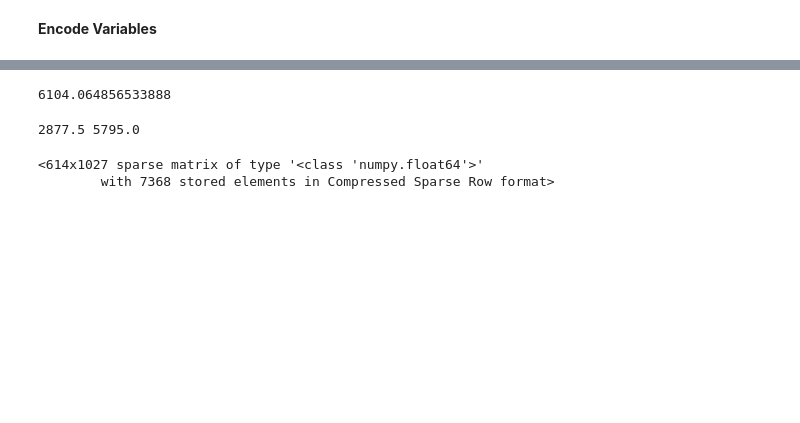
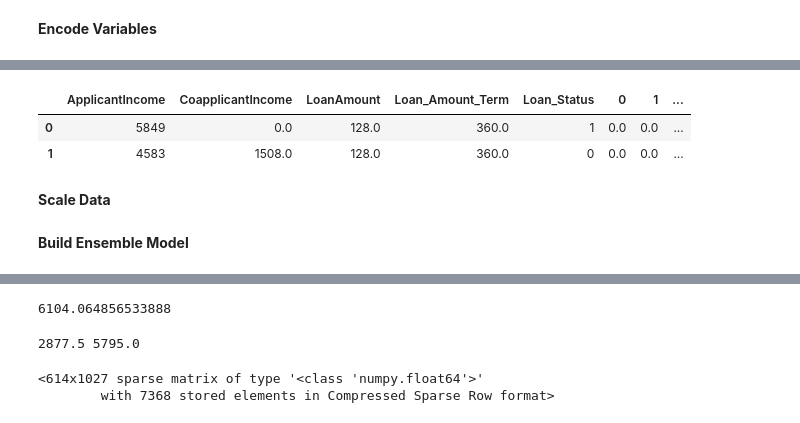
Before and after one commit to JWackerow/Loan-Prediction, a Jupyter notebook: Loan_Prediction.ipynb, the cells around one changed output, grey strips where cells are left out. Cells and saved outputs as stored; diff of their text form; code cells hidden in the pictures; blank space fills up the shorter version.

Commit message:
Added scaling and created ensemble

```diff
--- a/Loan_Prediction.ipynb
+++ b/Loan_Prediction.ipynb
@@ -399,0 +405,8 @@ robust_scaler = RobustScaler()
+# %%
+train.head(2)
+# %% [output]
+|  | ApplicantIncome | CoapplicantIncome | LoanAmount | Loan_Amount_Term | Loan_Status | 0 | 1 | ... |
+| 0 | 5849 | 0.0 | 128.0 | 360.0 | 1 | 0.0 | 0.0 | ... |
+| 1 | 4583 | 1508.0 | 128.0 | 360.0 | 0 | 0.0 | 0.0 | ... |
+# %% [markdown]
+**Scale Data**
@@ -399,0 +418,2 @@ robust_scaler = RobustScaler()
+# %% [markdown]
+**Build Ensemble Model**
```
Also changed, not shown: parts of 20 cells of this notebook.
